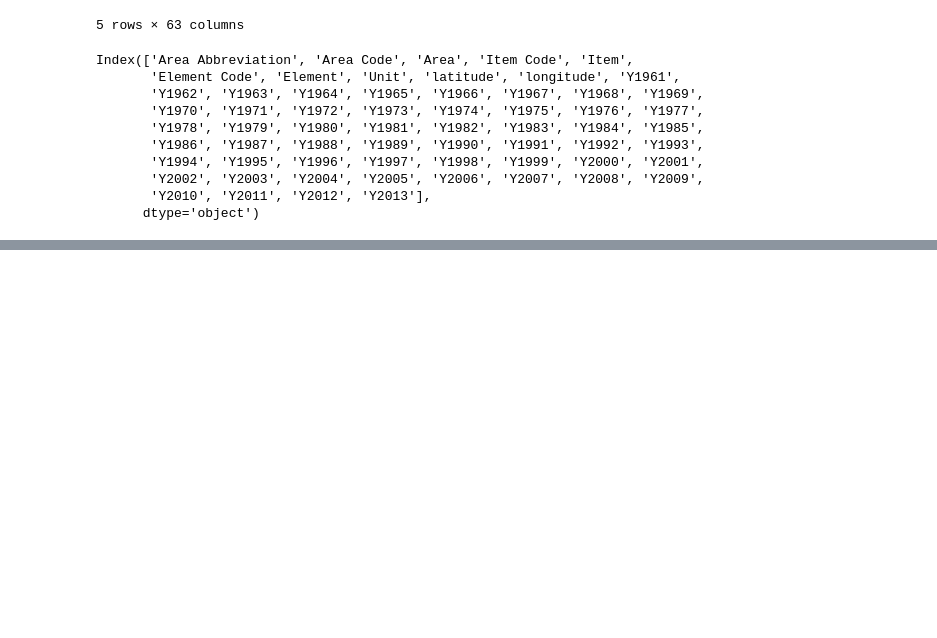
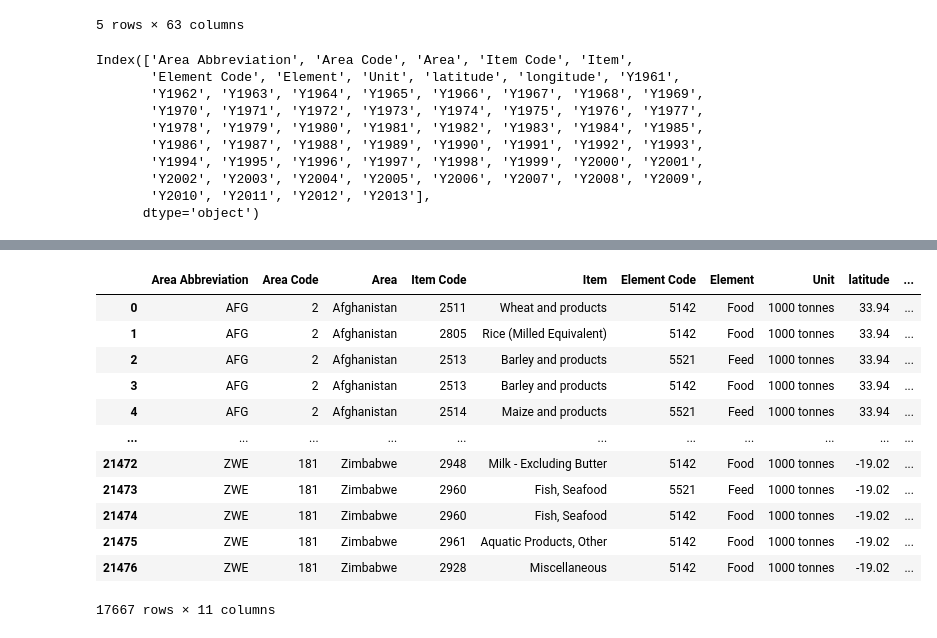
Before and after one commit to Reid-Taylor/TermProject, a Jupyter notebook: initial.ipynb, the cells around one changed output, grey strips where cells are left out. Cells and saved outputs as stored; diff of their text form; code cells hidden in the pictures; blank space fills up the shorter version.

```diff
--- a/initial.ipynb
+++ b/initial.ipynb
@@ -29,0 +49,3 @@ prod.columns[:8]
+# %%
+# drop the rows with item values of "Sweeteners, Other" and "Sugar & Sweeteners" and "Sesame seed" and 'Coffee and products' 'Cocoa Beans and products' 'Tea (including mate)' 'Pepper' 'Spices, Other' 'Wine' 'Beer' 'Beverages, Alcoholic' 'Oilcrops' 'Infant food' 'Beverages, Fermented'
+prod = prod[~prod['Item'].isin(['Sweeteners, Other', 'Sugar & Sweeteners', 'Sesame seed', 'Coffee and products', 'Cocoa Beans and products', 'Tea (including mate)', 'Pepper', 'Spices, Other', 'Wine', 'Beer', 'Beverages, Alcoholic', 'Oilcrops', 'Infant food', 'Beverages, Fermented'])]
@@ -29,0 +73,3 @@ prod.columns[:8]
+# %%
+# drop the rows with item values of 'Stimulants' 'Spices' 'Alcoholic Beverages' "Oilcrops, Other" 'Rape and Mustardseed' 'Cottonseed' 'Sugar non-centrifugal' 'Palm kernels' 'Cloves' 'Sunflower seed'
+prod = prod[~prod['Item'].isin(['Stimulants', 'Spices', 'Alcoholic Beverages', "Oilcrops, Other", 'Rape and Mustardseed', 'Cottonseed', 'Sugar non-centrifugal', 'Palm kernels', 'Cloves', 'Sunflower seed'])]
@@ -29,0 +126,17 @@ prod.columns[:8]
+# %%
+prod.drop([x for x in prod.columns if x.__contains__("Y") and x != "Y2013"], axis=1, inplace=True)
+prod
+# %% [output]
+|  | Area Abbreviation | Area Code | Area | Item Code | Item | Element Code | Element | Unit | latitude | ... |
+| 0 | AFG | 2 | Afghanistan | 2511 | Wheat and products | 5142 | Food | 1000 tonnes | 33.94 | ... |
+| 1 | AFG | 2 | Afghanistan | 2805 | Rice (Milled Equivalent) | 5142 | Food | 1000 tonnes | 33.94 | ... |
+| 2 | AFG | 2 | Afghanistan | 2513 | Barley and products | 5521 | Feed | 1000 tonnes | 33.94 | ... |
+| 3 | AFG | 2 | Afghanistan | 2513 | Barley and products | 5142 | Food | 1000 tonnes | 33.94 | ... |
+| 4 | AFG | 2 | Afghanistan | 2514 | Maize and products | 5521 | Feed | 1000 tonnes | 33.94 | ... |
+| ... | ... | ... | ... | ... | ... | ... | ... | ... | ... | ... |
+| 21472 | ZWE | 181 | Zimbabwe | 2948 | Milk - Excluding Butter | 5142 | Food | 1000 tonnes | -19.02 | ... |
+| 21473 | ZWE | 181 | Zimbabwe | 2960 | Fish, Seafood | 5521 | Feed | 1000 tonnes | -19.02 | ... |
+| 21474 | ZWE | 181 | Zimbabwe | 2960 | Fish, Seafood | 5142 | Food | 1000 tonnes | -19.02 | ... |
+| 21475 | ZWE | 181 | Zimbabwe | 2961 | Aquatic Products, Other | 5142 | Food | 1000 tonnes | -19.02 | ... |
+| 21476 | ZWE | 181 | Zimbabwe | 2928 | Miscellaneous | 5142 | Food | 1000 tonnes | -19.02 | ... |
+17667 rows × 11 columns
```
Also changed, not shown: parts of 15 cells of this notebook.
